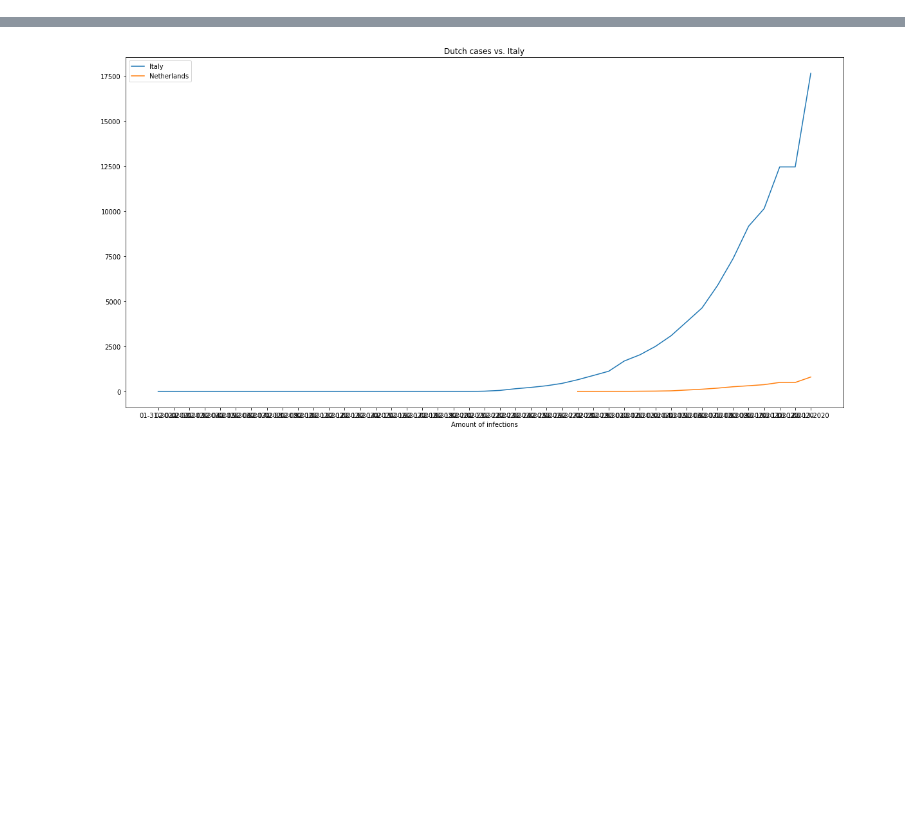
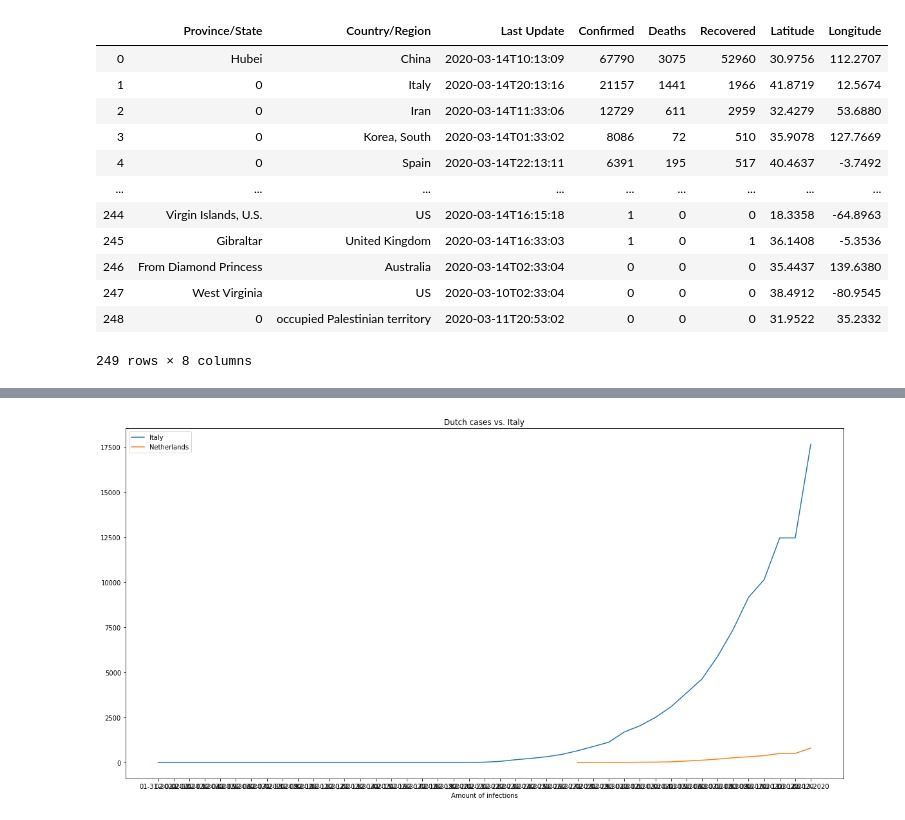
Before and after one commit to VincentFokker/Fruitpunch-AI-Covid-19, a Jupyter notebook: Impact on Health/CSSEGISandData - Corona Analysis.ipynb, the cells around one changed output, grey strips where cells are left out. Cells and saved outputs as stored; diff of their text form; code cells hidden in the pictures; blank space fills up the shorter version.

```diff
--- a/Impact on Health/CSSEGISandData - Corona Analysis.ipynb
+++ b/Impact on Health/CSSEGISandData - Corona Analysis.ipynb
@@ -5,7 +5,40 @@ from matplotlib import pyplot as plt
 # %%
 # get all dates since start of incident
 start = datetime.date(2020, 1, 22)     #first known cases on 22-01-2020
 today_date = datetime.date.today()
 numdays = (today_date - start).days
 all_dates = sorted([(today_date - datetime.timedelta(days=x)) for x in range(numdays+1)])
 all_dates = [item.__format__('%m-%d-%Y') for item in all_dates]
+
+
+#read the data
+
+url_base = 'https://raw.githubusercontent.com/CSSEGISandData/COVID-19/master/csse_covid_19_data/csse_covid_19_daily_reports/'
+
+date_dict = {}
+for date in all_dates[:-1]:
+    date_dict[date] = {}
+    url = url_base + date + '.csv'
+    df = pd.read_csv(url)
+    df = df.fillna(0)
+    available_countries = set(df['Country/Region'])
+    for item in available_countries:
+        date_dict[date][item] = {'infected': sum((df.loc[df['Country/Region'] == item]['Confirmed']).values),
+                            'deaths': sum((df.loc[df['Country/Region'] == item]['Deaths']).values),
+                            'recovered': sum((df.loc[df['Country/Region'] == item]['Recovered']).values),
+                           }
+df
+# %% [output]
+|  | Province/State | Country/Region | Last Update | Confirmed | Deaths | Recovered | Latitude | Longitude |
+| 0 | Hubei | China | 2020-03-14T10:13:09 | 67790 | 3075 | 52960 | 30.9756 | 112.2707 |
+| 1 | 0 | Italy | 2020-03-14T20:13:16 | 21157 | 1441 | 1966 | 41.8719 | 12.5674 |
+| 2 | 0 | Iran | 2020-03-14T11:33:06 | 12729 | 611 | 2959 | 32.4279 | 53.6880 |
+| 3 | 0 | Korea, South | 2020-03-14T01:33:02 | 8086 | 72 | 510 | 35.9078 | 127.7669 |
+| 4 | 0 | Spain | 2020-03-14T22:13:11 | 6391 | 195 | 517 | 40.4637 | -3.7492 |
+| ... | ... | ... | ... | ... | ... | ... | ... | ... |
+| 244 | Virgin Islands, U.S. | US | 2020-03-14T16:15:18 | 1 | 0 | 0 | 18.3358 | -64.8963 |
+| 245 | Gibraltar | United Kingdom | 2020-03-14T16:33:03 | 1 | 0 | 1 | 36.1408 | -5.3536 |
+| 246 | From Diamond Princess | Australia | 2020-03-14T02:33:04 | 0 | 0 | 0 | 35.4437 | 139.6380 |
+| 247 | West Virginia | US | 2020-03-10T02:33:04 | 0 | 0 | 0 | 38.4912 | -80.9545 |
+| 248 | 0 | occupied Palestinian territory | 2020-03-11T20:53:02 | 0 | 0 | 0 | 31.9522 | 35.2332 |
+249 rows × 8 columns
```
Also changed, not shown: parts of 13 cells of this notebook.
